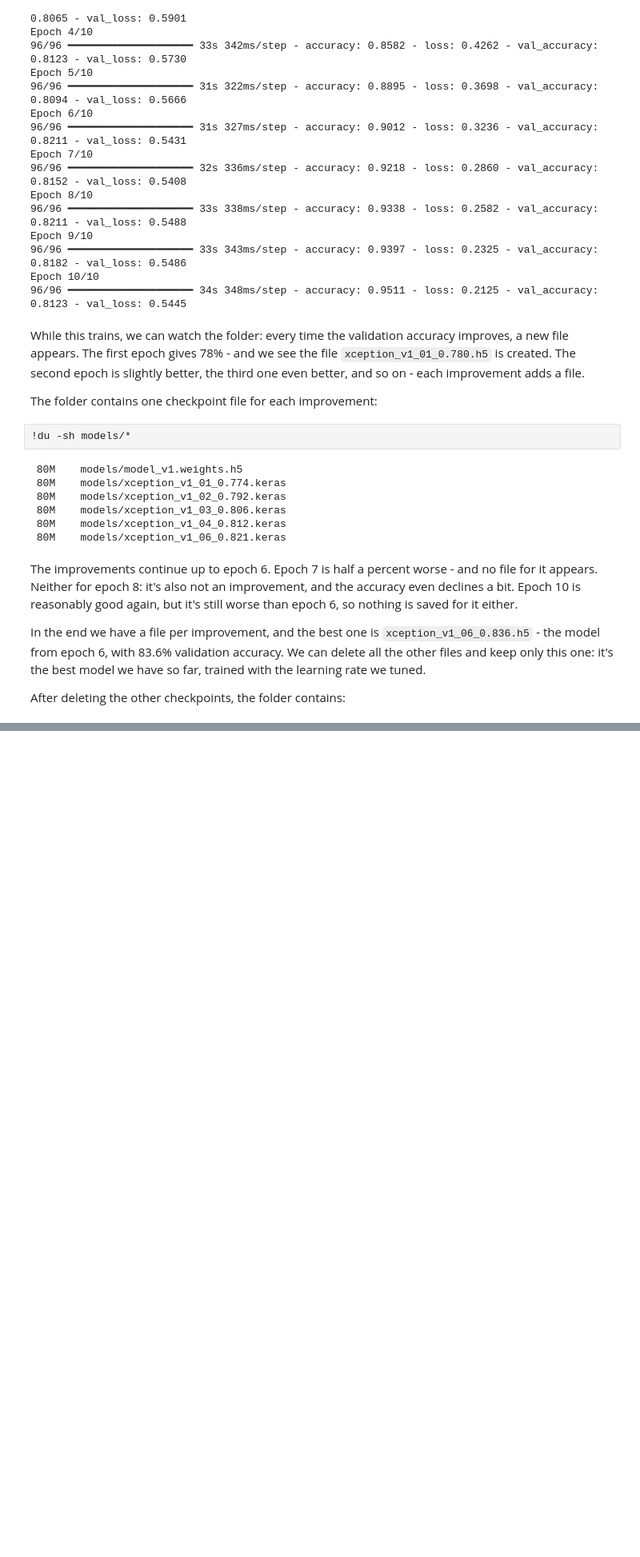
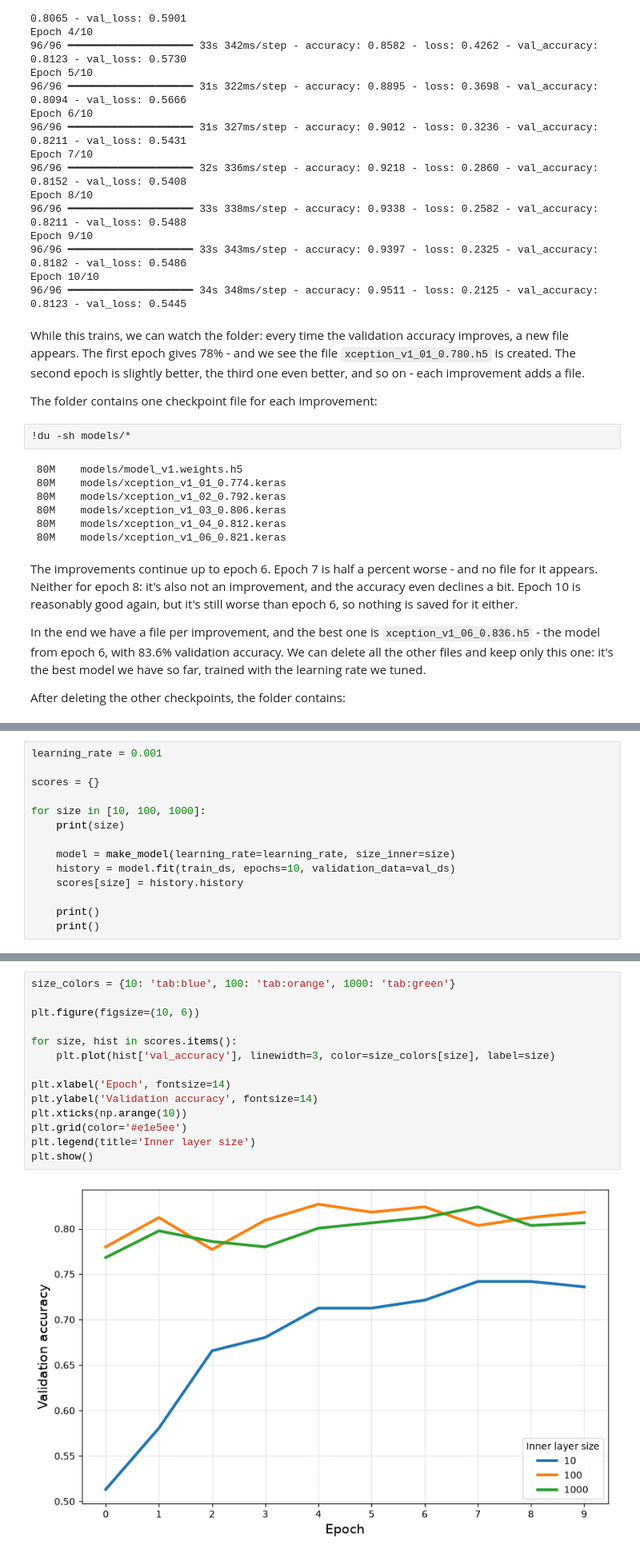
Before and after one commit to iofabela/ml-course-datatalksclub, a Jupyter notebook: lesson-08/notebook.ipynb, the cells around one changed output, grey strips where cells are left out. Shown at 80% size. Cells and saved outputs as stored; diff of their text form; blank space fills up the shorter version.

```diff
--- a/lesson-08/notebook.ipynb
+++ b/lesson-08/notebook.ipynb
@@ -1804,0 +1923,14 @@ After deleting the other checkpoints, the folder contains:
+# %%
+learning_rate = 0.001
+
+scores = {}
+
+for size in [10, 100, 1000]:
+    print(size)
+
+    model = make_model(learning_rate=learning_rate, size_inner=size)
+    history = model.fit(train_ds, epochs=10, validation_data=val_ds)
+    scores[size] = history.history
+
+    print()
+    print()
@@ -1804,0 +1980,16 @@ After deleting the other checkpoints, the folder contains:
+# %%
+size_colors = {10: 'tab:blue', 100: 'tab:orange', 1000: 'tab:green'}
+
+plt.figure(figsize=(10, 6))
+
+for size, hist in scores.items():
+    plt.plot(hist['val_accuracy'], linewidth=3, color=size_colors[size], label=size)
+
+plt.xlabel('Epoch', fontsize=14)
+plt.ylabel('Validation accuracy', fontsize=14)
+plt.xticks(np.arange(10))
+plt.grid(color='#e1e5ee')
+plt.legend(title='Inner layer size')
+plt.show()
+# %% [output]
+[figure, added]
```
Also changed, not shown: parts of 97 cells of this notebook, 11 other files.
